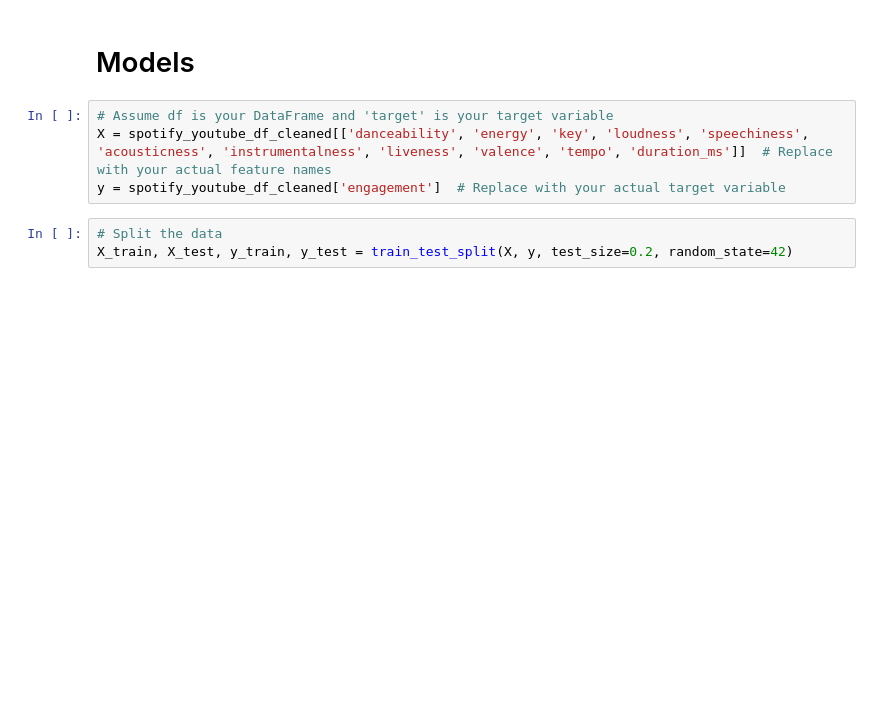
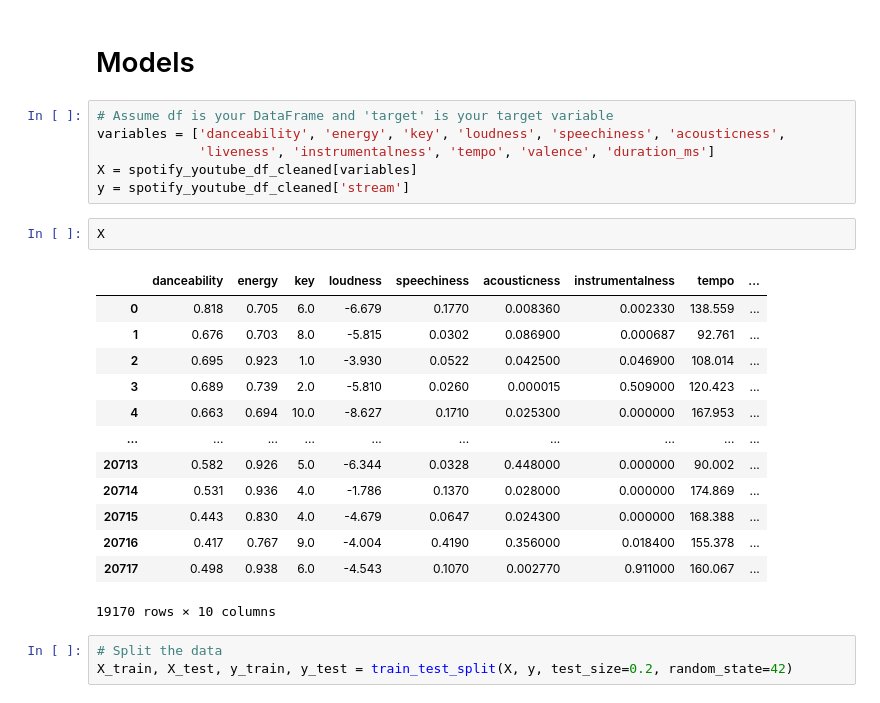
Before and after one commit to dparcon/Project_4_Group_2, a Jupyter notebook: spotify_youtube_song_analysis.ipynb, the cells around one changed output. Cells and saved outputs as stored; diff of their text form; blank space fills up the shorter version.

```diff
--- a/spotify_youtube_song_analysis.ipynb
+++ b/spotify_youtube_song_analysis.ipynb
@@ -357,8 +357,26 @@ See the caveats in the documentation: https://pandas.pydata.org/pandas-docs/stab
 # Models
 # %%
 # Assume df is your DataFrame and 'target' is your target variable
-X = spotify_youtube_df_cleaned[['danceability', 'energy', 'key', 'loudness', 'speechiness', 'acousticness', 'instrumentalness', 'liveness', 'valence', 'tempo', 'duration_ms']]  # Replace with your actual feature names
-y = spotify_youtube_df_cleaned['engagement']  # Replace with your actual target variable
+variables = ['danceability', 'energy', 'key', 'loudness', 'speechiness', 'acousticness',
+             'liveness', 'instrumentalness', 'tempo', 'valence', 'duration_ms']
+X = spotify_youtube_df_cleaned[variables]
+y = spotify_youtube_df_cleaned['stream']
+# %%
+X
+# %% [output]
+|  | danceability | energy | key | loudness | speechiness | acousticness | instrumentalness | tempo | ... |
+| 0 | 0.818 | 0.705 | 6.0 | -6.679 | 0.1770 | 0.008360 | 0.002330 | 138.559 | ... |
+| 1 | 0.676 | 0.703 | 8.0 | -5.815 | 0.0302 | 0.086900 | 0.000687 | 92.761 | ... |
+| 2 | 0.695 | 0.923 | 1.0 | -3.930 | 0.0522 | 0.042500 | 0.046900 | 108.014 | ... |
+| 3 | 0.689 | 0.739 | 2.0 | -5.810 | 0.0260 | 0.000015 | 0.509000 | 120.423 | ... |
+| 4 | 0.663 | 0.694 | 10.0 | -8.627 | 0.1710 | 0.025300 | 0.000000 | 167.953 | ... |
+| ... | ... | ... | ... | ... | ... | ... | ... | ... | ... |
+| 20713 | 0.582 | 0.926 | 5.0 | -6.344 | 0.0328 | 0.448000 | 0.000000 | 90.002 | ... |
+| 20714 | 0.531 | 0.936 | 4.0 | -1.786 | 0.1370 | 0.028000 | 0.000000 | 174.869 | ... |
+| 20715 | 0.443 | 0.830 | 4.0 | -4.679 | 0.0647 | 0.024300 | 0.000000 | 168.388 | ... |
+| 20716 | 0.417 | 0.767 | 9.0 | -4.004 | 0.4190 | 0.356000 | 0.018400 | 155.378 | ... |
+| 20717 | 0.498 | 0.938 | 6.0 | -4.543 | 0.1070 | 0.002770 | 0.911000 | 160.067 | ... |
+19170 rows × 10 columns
 # %%
 # Split the data
 X_train, X_test, y_train, y_test = train_test_split(X, y, test_size=0.2, random_state=42)
```
Also changed, not shown: parts of 8 cells of this notebook.
